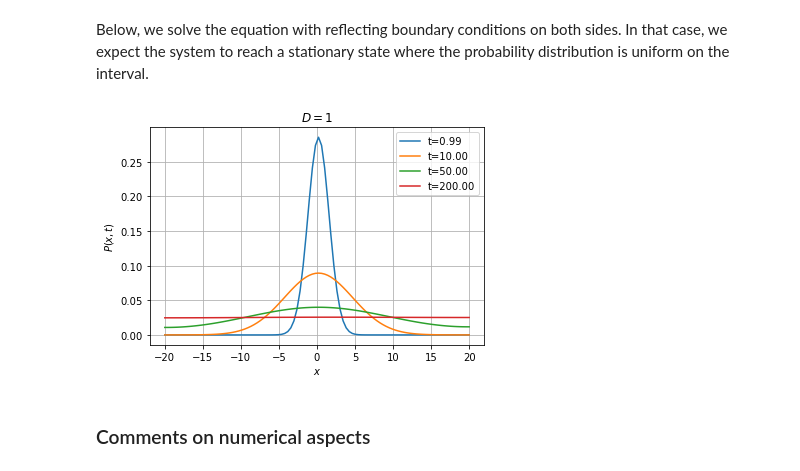
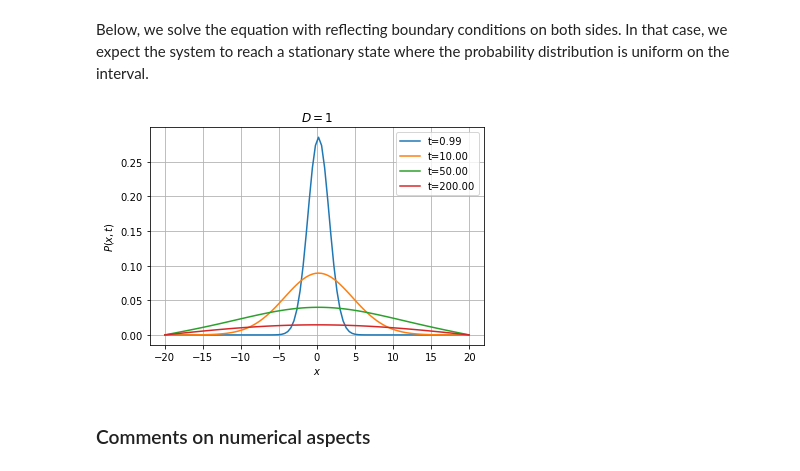
Before and after one commit to cbherbert/stochrare, a Jupyter notebook: doc/notebooks/Diffusion1D.ipynb, the cells around one changed output. Saved outputs shown, nothing was run; the diff lists cells and outputs as text; code cells hidden in the pictures.

```diff
--- a/doc/notebooks/Diffusion1D.ipynb
+++ b/doc/notebooks/Diffusion1D.ipynb
@@ -151,8 +151,9 @@ import stochpy.fokkerplanck as fp
 # %% [markdown]
 All we need to do is create an object representing the Fokker-Planck equation (an instance of the `FokkerPlanck1D` class) and then use its `fpintegrate` method:
 # %%
-fpe = fp.FokkerPlanck1D(lambda x, t: 0, 1)
-t, X, P = fpe.fpintegrate(0, 1, dt=0.001, npts=400, bounds=(-20., 20.), P0='dirac', bc=('absorbing', 'absorbing'))
+fpe = fp.FokkerPlanck1D(lambda x, t: 0, lambda x, t: 1)
+t, X, P = fpe.fpintegrate(0, 1, dt=0.001, npts=400, bounds=(-20., 20.), P0=fpe.dirac1d(0, np.linspace(-20, 20, 400)),
+                          bc=('absorbing', 'absorbing'))
 pdf_plot1d((np.array(X), np.array(P)), legend=False);
 # %% [output]
 [figure]
@@ -181,10 +182,10 @@ Wiener1D().pdfplot(1, 10, 50, dt=0.01, npts=100, bounds=(-20.0, 20.0),
 # %% [markdown]
 Below, we solve the equation with reflecting boundary conditions on both sides. In that case, we expect the system to reach a stationary state where the probability distribution is uniform on the interval.
 # %%
-Wiener1D().pdfplot(1, 10, 50, 200, dt=0.01, npts=100, bounds=(-20.0, 20.0),
-                      t0=0.0, P0='dirac', bc=('reflecting', 'reflecting'));
+Wiener1D().pdfplot(1, 10, 50, 200, dt=0.01, npts=100, bounds=(-20.0, 20.0), t0=0.0,
+                   P0=fpe.dirac1d(0, np.linspace(-20, 20, 100)), bc=('reflecting', 'reflecting'));
 # %% [output]
-[figure, old version]
+[figure, new version]
 # %% [markdown]
 ### Comments on numerical aspects
 # %% [markdown]
```
Also changed, not shown: parts of 6 cells of this notebook, 4 other files.
